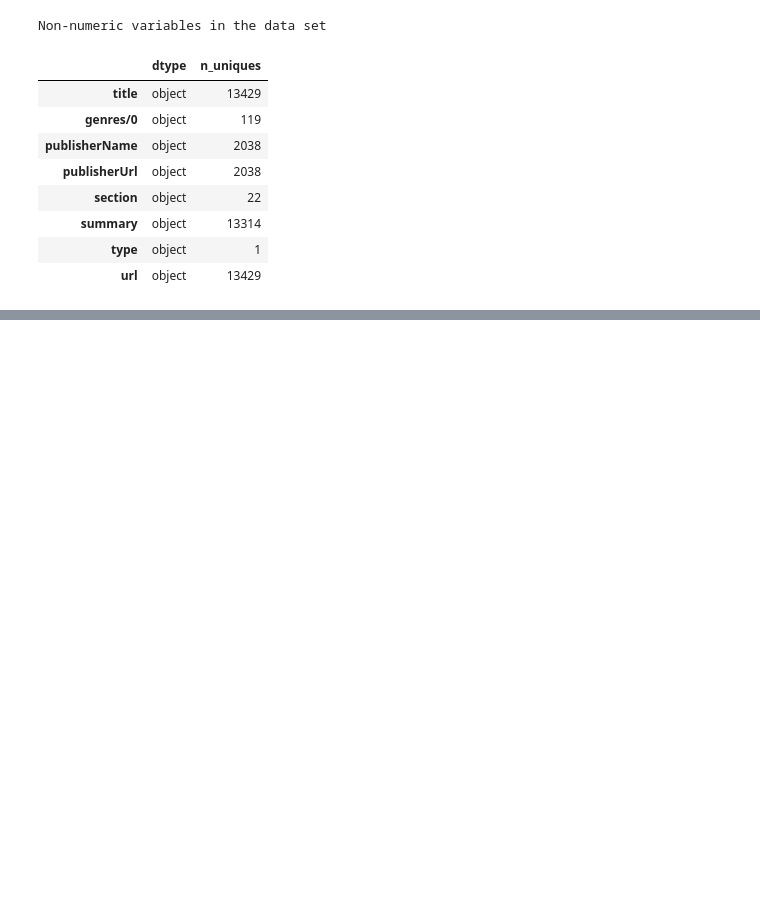
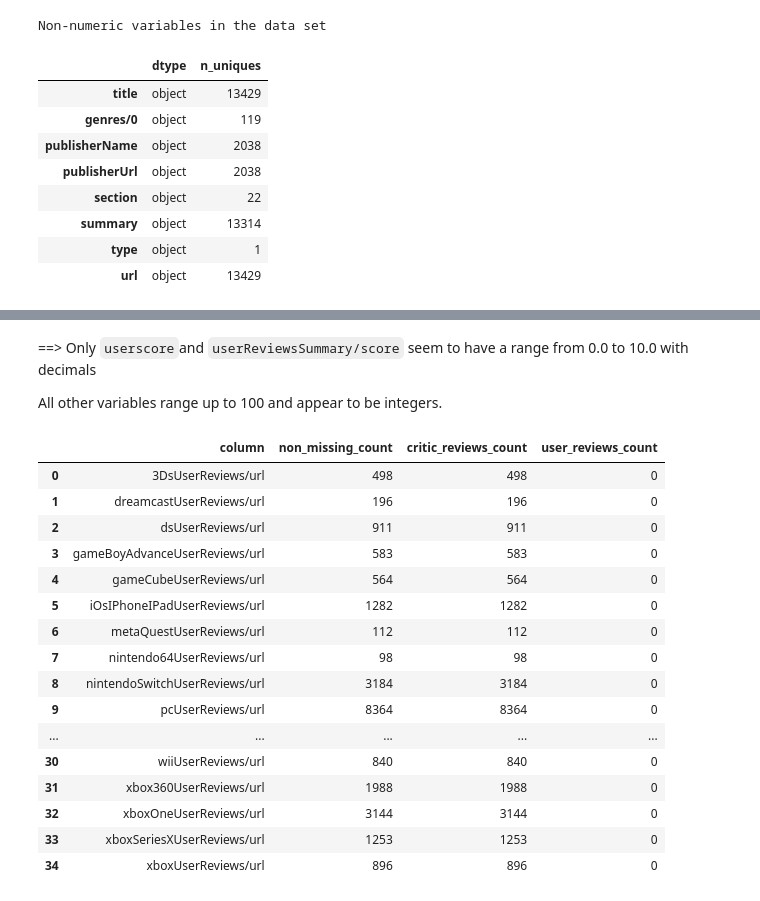
Before and after one commit to jostro42/StackFuel_PP, a Jupyter notebook: notebooks/01_LoadData_Reformatting.ipynb, the cells around one changed output, grey strips where cells are left out. Drawn from its saved outputs; the diff is of its cells as text; code cells hidden in the pictures; blank space fills up the shorter version.

```diff
--- a/notebooks/01_LoadData_Reformatting.ipynb
+++ b/notebooks/01_LoadData_Reformatting.ipynb
@@ -193,0 +232,49 @@ Non-numeric variables in the data set
+# %% [markdown]
+==> Only `userscore`and `userReviewsSummary/score` seem to have a range from 0.0 to 10.0 with decimals
+
+All other variables range up to 100 and appear to be integers.
+# %%
+# Check variables containing URLs for the review pages
+
+# select all variables containing urls (except game and publisher url)
+url_cols = [col for col in df.columns
+            if 'url' in col.lower() and col not in {'url', 'publisherUrl'}]
+
+url_results = []
+for col in url_cols:
+
+    urls = df[col].astype('string').str.strip()
+    non_missing = urls.notna() & urls.ne('')
+    match_critic = urls.str.contains('critic-reviews', case = False, regex = False, na = False)
+    match_user = urls.str.contains('user-reviews', case = False, regex = False, na = False)
+
+    total = non_missing.sum()
+    matching_critic = (non_missing & match_critic).sum()
+    matching_user = (non_missing & match_user).sum()
+
+    url_results.append({
+        'column': col,
+        'non_missing_count': total,
+        'critic_reviews_count': matching_critic,
+        'user_reviews_count': matching_user,
+    })
+
+pd.DataFrame(url_results)
+# %% [output]
+|  | column | non_missing_count | critic_reviews_count | user_reviews_count |
+| 0 | 3DsUserReviews/url | 498 | 498 | 0 |
+| 1 | dreamcastUserReviews/url | 196 | 196 | 0 |
+| 2 | dsUserReviews/url | 911 | 911 | 0 |
+| 3 | gameBoyAdvanceUserReviews/url | 583 | 583 | 0 |
+| 4 | gameCubeUserReviews/url | 564 | 564 | 0 |
+| 5 | iOsIPhoneIPadUserReviews/url | 1282 | 1282 | 0 |
+| 6 | metaQuestUserReviews/url | 112 | 112 | 0 |
+| 7 | nintendo64UserReviews/url | 98 | 98 | 0 |
+| 8 | nintendoSwitchUserReviews/url | 3184 | 3184 | 0 |
+| 9 | pcUserReviews/url | 8364 | 8364 | 0 |
+| ... | ... | ... | ... | ... |
+| 30 | wiiUserReviews/url | 840 | 840 | 0 |
+| 31 | xbox360UserReviews/url | 1988 | 1988 | 0 |
+| 32 | xboxOneUserReviews/url | 3144 | 3144 | 0 |
+| 33 | xboxSeriesXUserReviews/url | 1253 | 1253 | 0 |
+| 34 | xboxUserReviews/url | 896 | 896 | 0 |
```
Also changed, not shown: parts of 16 cells of this notebook.
